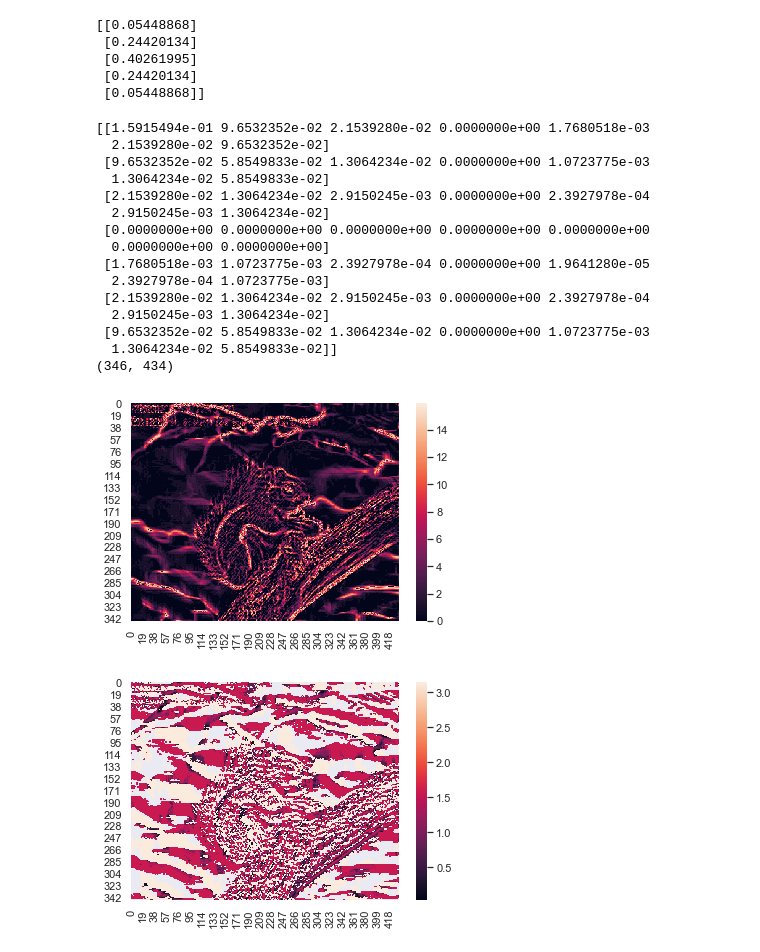
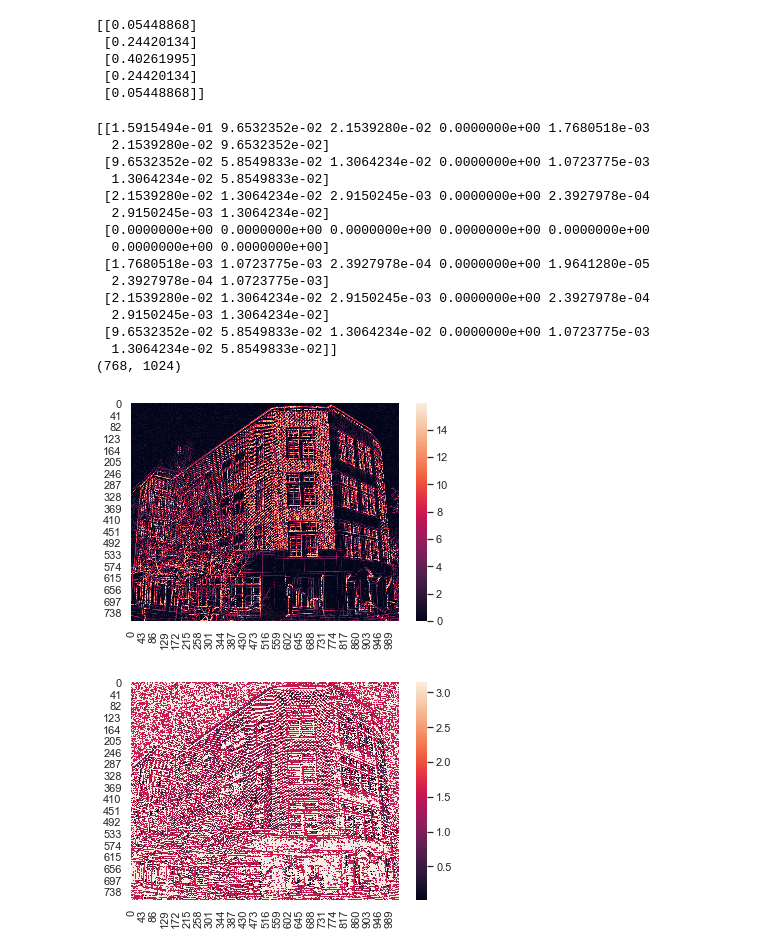
Before and after one commit to kwantlin/student-assignment-1, a Jupyter notebook: hw1.ipynb, the cells around one changed output. Cells and saved outputs as stored; diff of their text form; code cells hidden in the pictures.

```diff
--- a/hw1.ipynb
+++ b/hw1.ipynb
@@ -43,7 +44,7 @@ print(k)
  [0.24420134]
  [0.05448868]]
 # %%
-img = cv2.imread('test.jpeg', 1)
+img = cv2.imread('example_images/csbldg.jpg', 1)
 gray = cv2.cvtColor(img, cv2.COLOR_BGR2GRAY)
 cv2.imshow('image_gray', gray)
 cv2.imwrite("test-out.jpeg", gray)
@@ -86,39 +87,39 @@ fy = cv2.filter2D(gray,-1,dy)
 print(fy.shape)
 cv2.imwrite("fy.jpeg", fy)
 
 # Computer edge strength and edge orientation at each pixel.
 def edge_str_ori(fx, fy, img):
     F = np.sqrt(np.square(fx) + np.square(fy))
     div = fy / fx
     D = np.arctan(div)
 #     print(orient)
     D = np.where(D > 0, D, D+pi)
 #     print(orient)
     return F, D
 
 F, D = edge_str_ori(fx, fy, gray)
 ax1 = sns.heatmap(F)
 # %% [output]
 [[1.5915494e-01 9.6532352e-02 2.1539280e-02 0.0000000e+00 1.7680518e-03
   2.1539280e-02 9.6532352e-02]
  [9.6532352e-02 5.8549833e-02 1.3064234e-02 0.0000000e+00 1.0723775e-03
   1.3064234e-02 5.8549833e-02]
  [2.1539280e-02 1.3064234e-02 2.9150245e-03 0.0000000e+00 2.3927978e-04
   2.9150245e-03 1.3064234e-02]
  [0.0000000e+00 0.0000000e+00 0.0000000e+00 0.0000000e+00 0.0000000e+00
   0.0000000e+00 0.0000000e+00]
  [1.7680518e-03 1.0723775e-03 2.3927978e-04 0.0000000e+00 1.9641280e-05
   2.3927978e-04 1.0723775e-03]
  [2.1539280e-02 1.3064234e-02 2.9150245e-03 0.0000000e+00 2.3927978e-04
   2.9150245e-03 1.3064234e-02]
  [9.6532352e-02 5.8549833e-02 1.3064234e-02 0.0000000e+00 1.0723775e-03
   1.3064234e-02 5.8549833e-02]]
-(346, 434)
+(768, 1024)
-[figure, old version]
+[figure, new version]
 # %%
 ax2 = sns.heatmap(D)
 # %% [output]
-[figure, old version]
+[figure, new version]
 # %%
 # For each pixel, find the direction 𝐷∗∈0,𝜋/4,𝜋/2,3𝜋/4 that is closest to the orientation 𝐷 at that pixel.
 angles = np.array([0, pi/4, pi/2, 3*pi/4])
```
Also changed, not shown: parts of 7 cells of this notebook, 8 other files.
